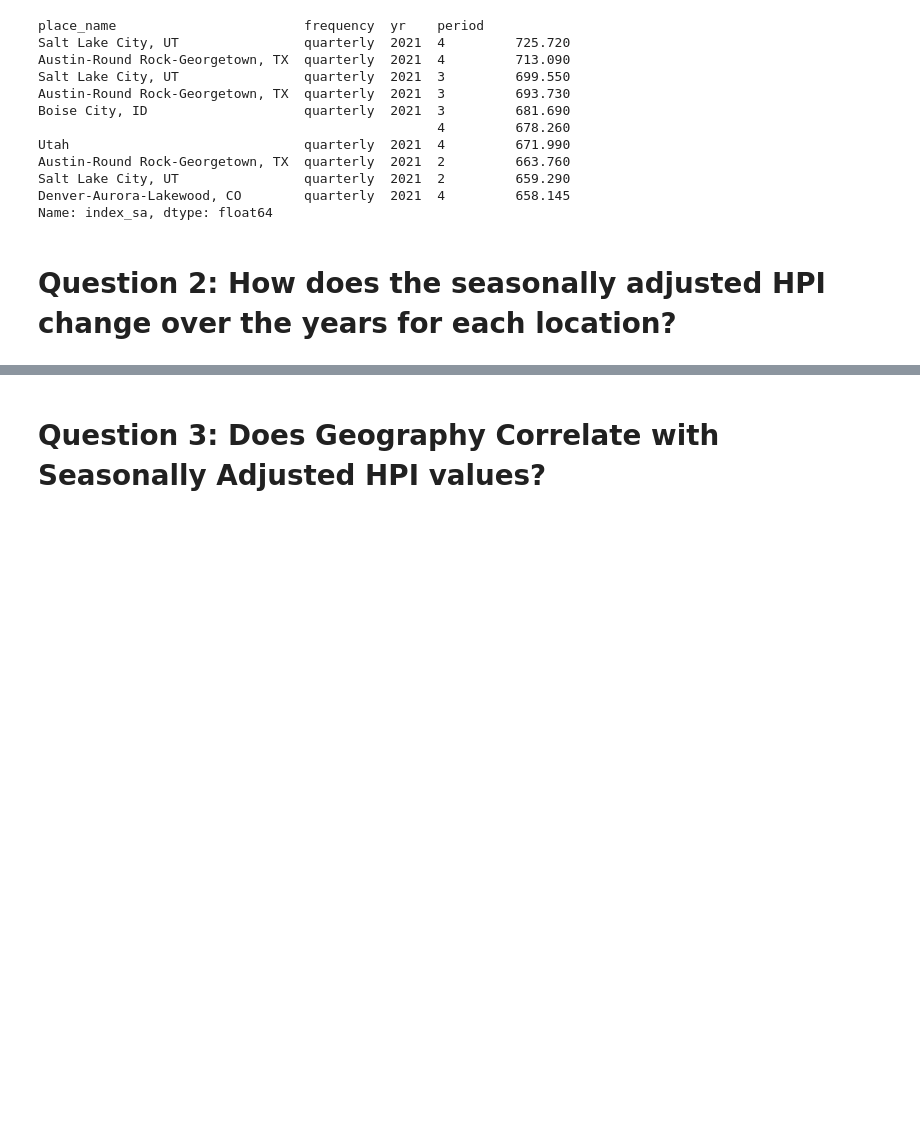
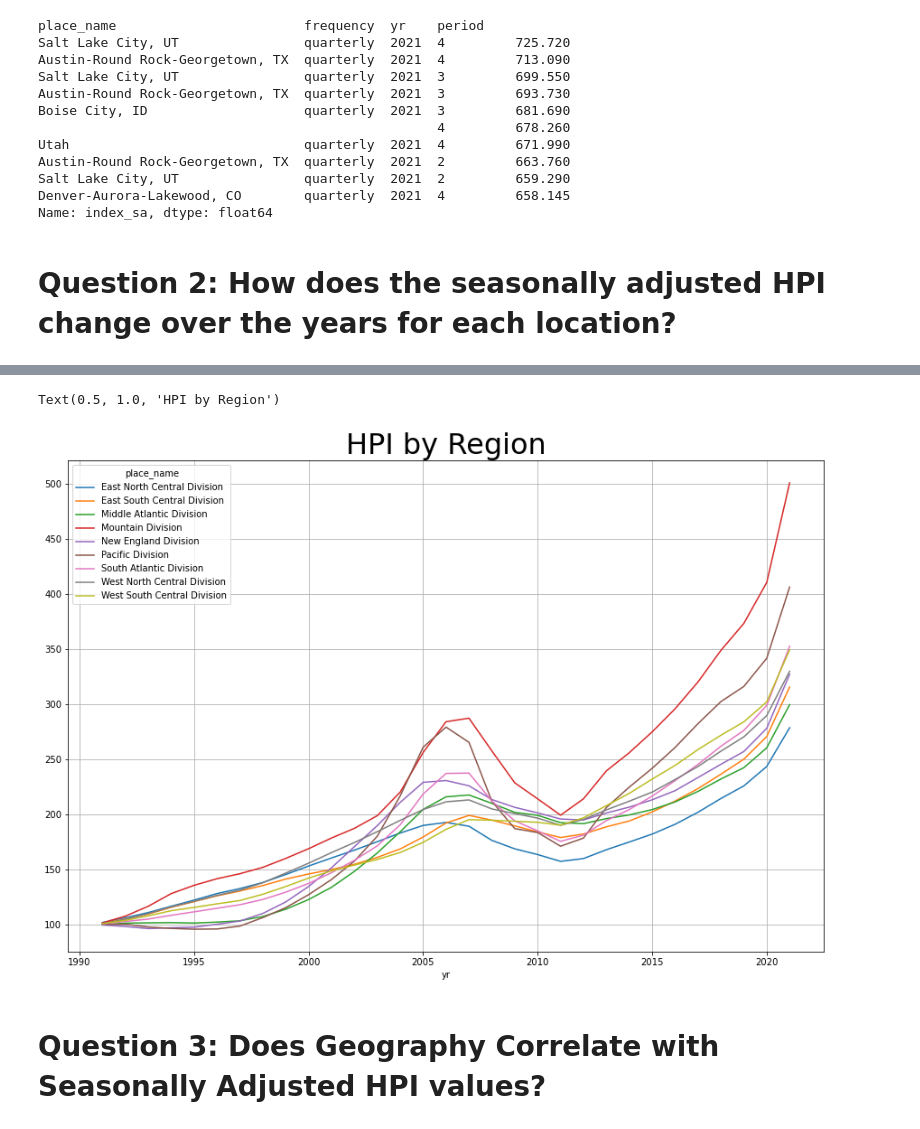
Before and after one commit to Silvam1345/cs103a-cpa01, a Jupyter notebook: cpa01.ipynb, the cells around one changed output, grey strips where cells are left out. Cells and saved outputs as stored; diff of their text form; code cells hidden in the pictures; blank space fills up the shorter version.

Commit message:
added graph and tables for Q2

```diff
--- a/cpa01.ipynb
+++ b/cpa01.ipynb
@@ -47,3 +47,7 @@ Denver-Aurora-Lakewood, CO        quarterly  2021  4         658.145
 Name: index_sa, dtype: float64
 # %% [markdown]
 # Question 2: How does the seasonally adjusted HPI change over the years for each location?
+# %%
+hdf_temp = df[df['frequency'] == 'monthly']
+region_hdf = hdf_temp[hdf_temp['place_name'].str.contains('Division')]
+region_hdf
@@ -49,0 +68,4 @@ Name: index_sa, dtype: float64
+# %%
+hpi_column = 'index_sa'
+region_hdf = pd.pivot_table(region_hdf, values = hpi_column, index = ['yr'], columns = ['place_name'])
+region_hdf
@@ -50,2 +91,10 @@ Name: index_sa, dtype: float64
+# %%
+region_hdf.plot(figsize=(15,10))
+plt.grid()
+#For monthly frequency HPI values
+plt.title('HPI by Region',fontsize=32)
+# %% [output]
+Text(0.5, 1.0, 'HPI by Region')
+[figure, added]
 # %% [markdown]
 # Question 3: Does Geography Correlate with Seasonally Adjusted HPI values?
```
Also changed, not shown: parts of 2 cells of this notebook.
